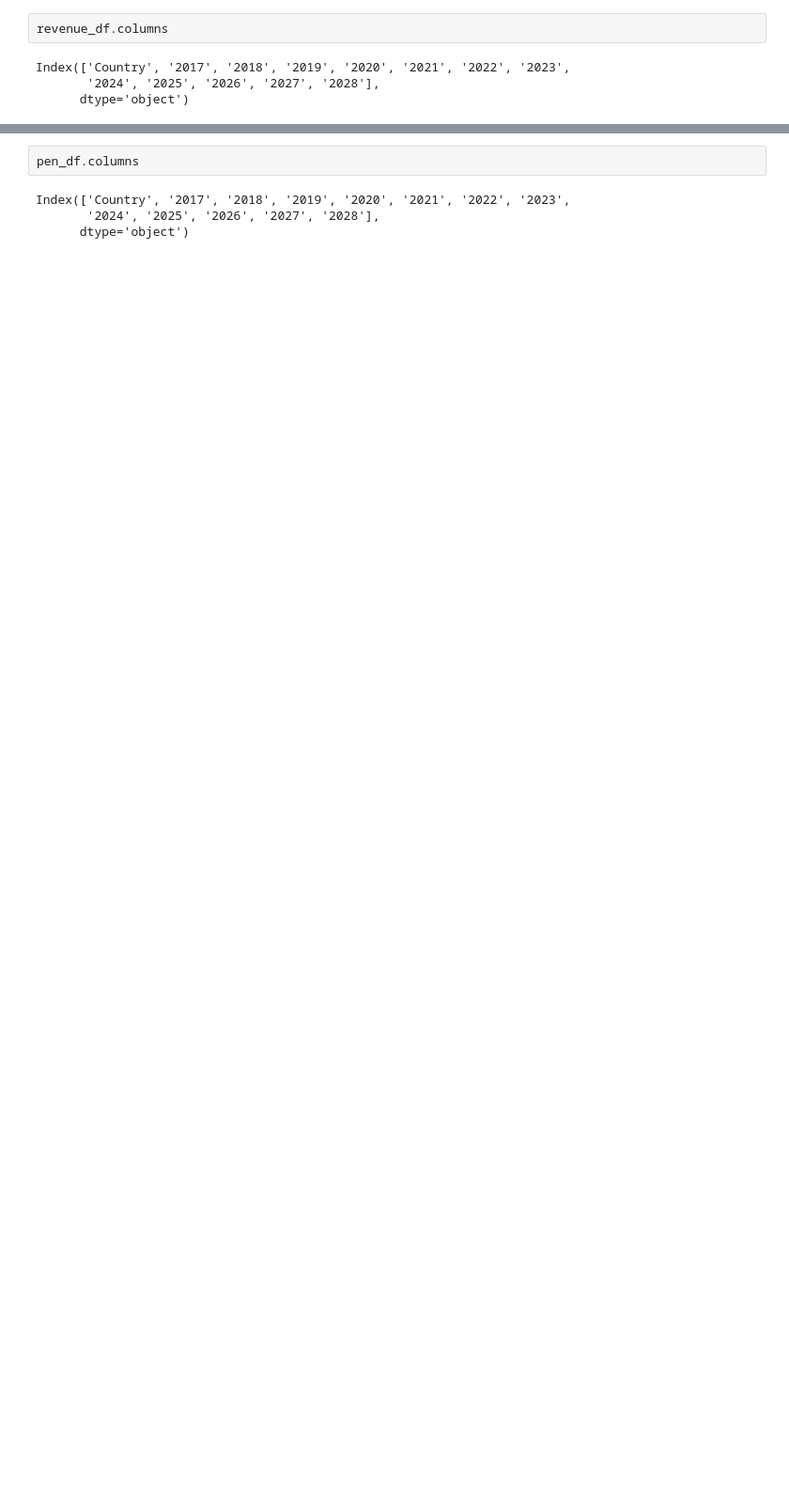
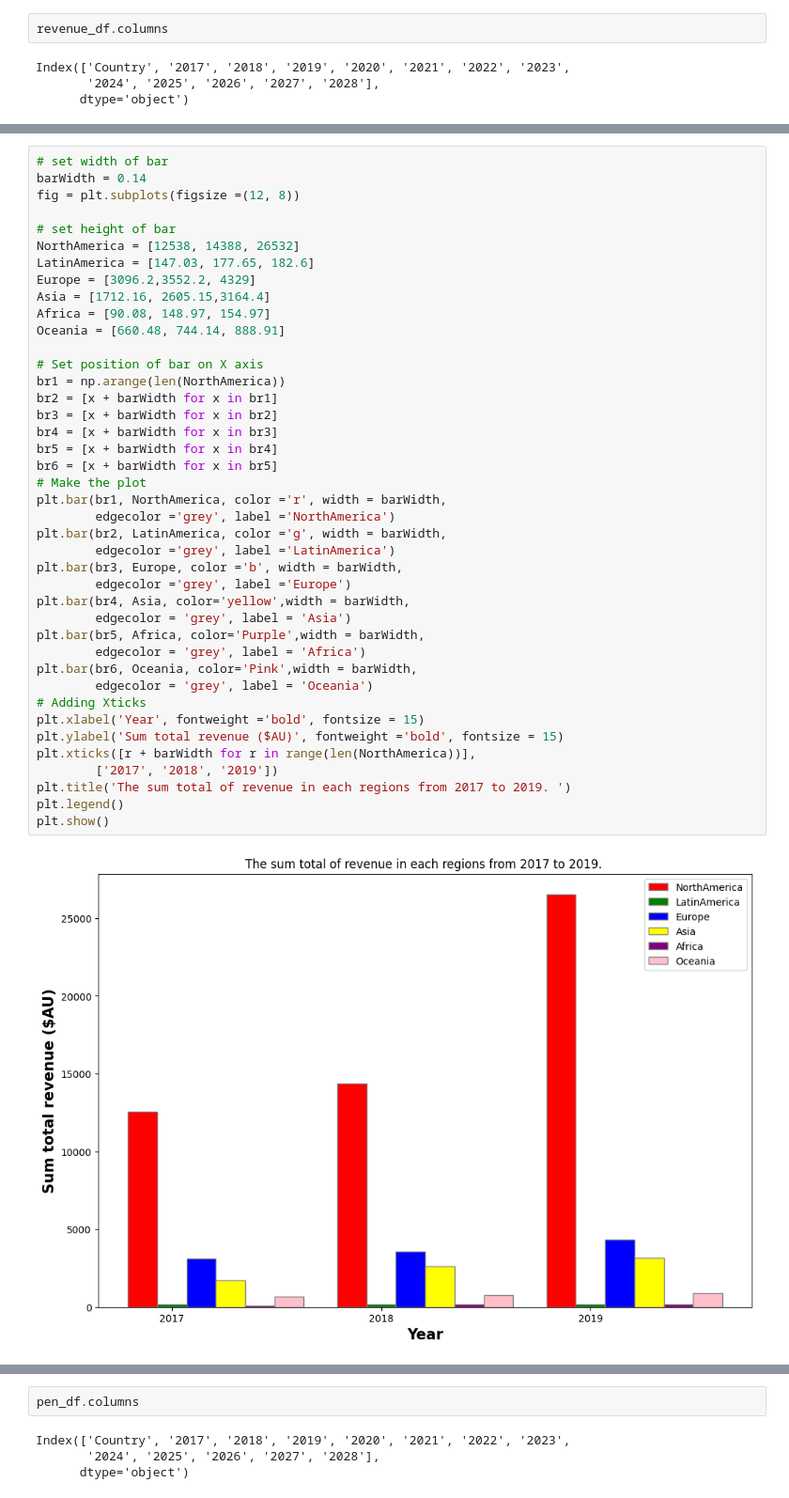
Before and after one commit to Teresa-bing/dataproject, a Jupyter notebook: basic_pandas.ipynb, the cells around one changed output, grey strips where cells are left out. Shown at 94% size. Cells and saved outputs as stored; diff of their text form; blank space fills up the shorter version.

```diff
--- a/basic_pandas.ipynb
+++ b/basic_pandas.ipynb
@@ -141,0 +73,43 @@ Index(['Country', '2017', '2018', '2019', '2020', '2021', '2022', '2023',
+# %%
+# set width of bar
+barWidth = 0.14
+fig = plt.subplots(figsize =(12, 8))
+
+# set height of bar
+NorthAmerica = [12538, 14388, 26532]
+LatinAmerica = [147.03, 177.65, 182.6]
+Europe = [3096.2,3552.2, 4329]
+Asia = [1712.16, 2605.15,3164.4]
+Africa = [90.08, 148.97, 154.97]
+Oceania = [660.48, 744.14, 888.91]
+
+# Set position of bar on X axis
+br1 = np.arange(len(NorthAmerica))
+br2 = [x + barWidth for x in br1]
+br3 = [x + barWidth for x in br2]
+br4 = [x + barWidth for x in br3]
+br5 = [x + barWidth for x in br4]
+br6 = [x + barWidth for x in br5]
+# Make the plot
+plt.bar(br1, NorthAmerica, color ='r', width = barWidth,
+        edgecolor ='grey', label ='NorthAmerica')
+plt.bar(br2, LatinAmerica, color ='g', width = barWidth,
+        edgecolor ='grey', label ='LatinAmerica')
+plt.bar(br3, Europe, color ='b', width = barWidth,
+        edgecolor ='grey', label ='Europe')
+plt.bar(br4, Asia, color='yellow',width = barWidth,
+        edgecolor = 'grey', label = 'Asia')
+plt.bar(br5, Africa, color='Purple',width = barWidth,
+        edgecolor = 'grey', label = 'Africa')
+plt.bar(br6, Oceania, color='Pink',width = barWidth,
+        edgecolor = 'grey', label = 'Oceania')
+# Adding Xticks
+plt.xlabel('Year', fontweight ='bold', fontsize = 15)
+plt.ylabel('Sum total revenue ($AU)', fontweight ='bold', fontsize = 15)
+plt.xticks([r + barWidth for r in range(len(NorthAmerica))],
+        ['2017', '2018', '2019'])
+plt.title('The sum total of revenue in each regions from 2017 to 2019. ')
+plt.legend()
+plt.show()
+# %% [output]
+[figure, added]
```
Also changed, not shown: parts of 46 cells of this notebook, 1 other file.
